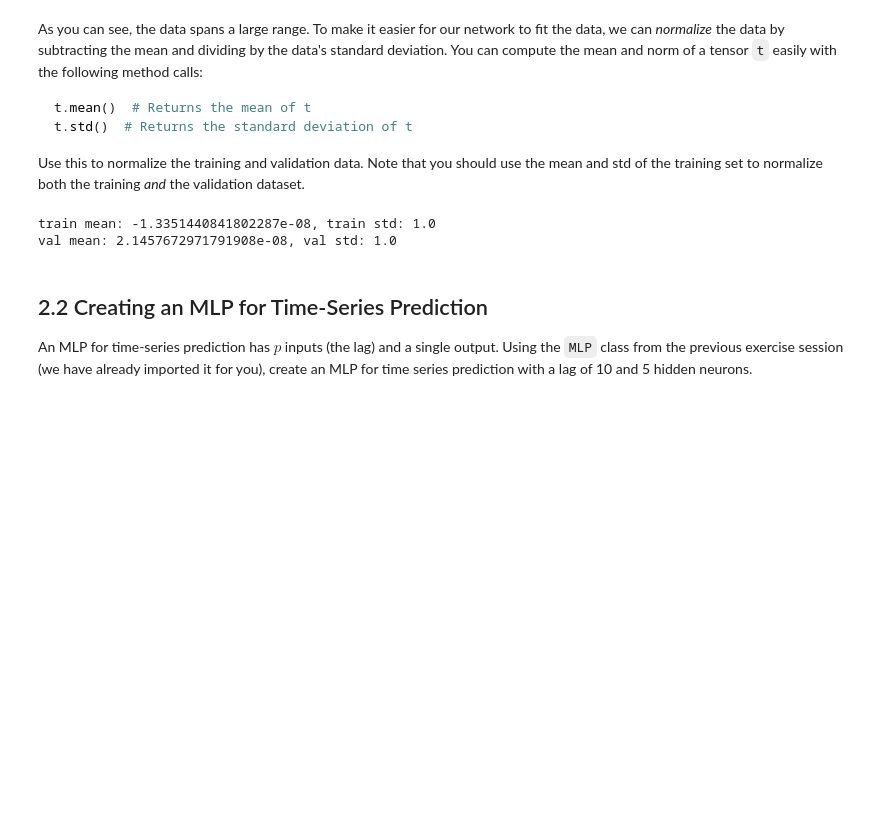
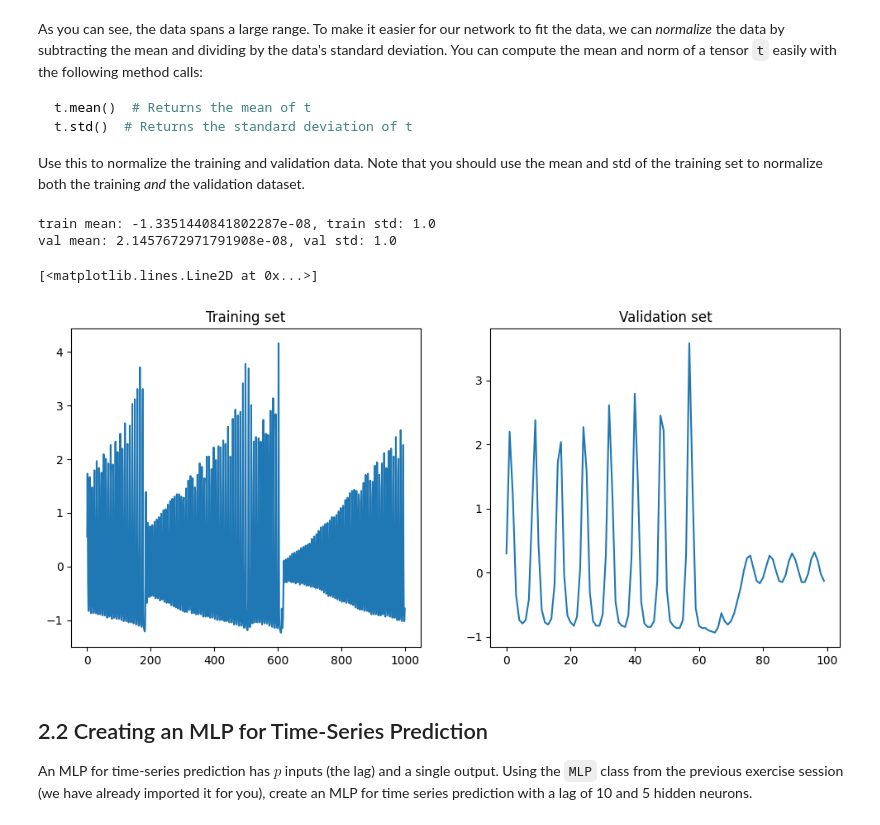
Before and after one commit to RobbeRDG/ann_and_dl_ex_sessions, a Jupyter notebook: es2/2_nn_time_series.ipynb, the cells around one changed output. Cells and saved outputs as stored; diff of their text form; code cells hidden in the pictures; blank space fills up the shorter version.

```diff
--- a/es2/2_nn_time_series.ipynb
+++ b/es2/2_nn_time_series.ipynb
@@ -81,6 +81,20 @@ print(f'val mean: {norm_val_set.mean()}, val std: {norm_val_set.std()}')
 # %% [output]
 train mean: -1.3351440841802287e-08, train std: 1.0
 val mean: 2.1457672971791908e-08, val std: 1.0
+# %%
+# Create Matplotlib figure and axes
+fig, axes = plt.subplots(ncols=2, figsize=(12, 5))
+
+# Plot the training set in the left subplot
+axes[0].set_title("Training set")
+axes[0].plot(norm_train_set)
+
+# Plot the validation set in the right subplot
+axes[1].set_title("Validation set")
+axes[1].plot(norm_val_set)
+# %% [output]
+[<matplotlib.lines.Line2D at 0x...>]
+[figure, added]
 # %% [markdown]
 ## 2.2 Creating an MLP for Time-Series Prediction
 
```
Also changed, not shown: 1 other file.
